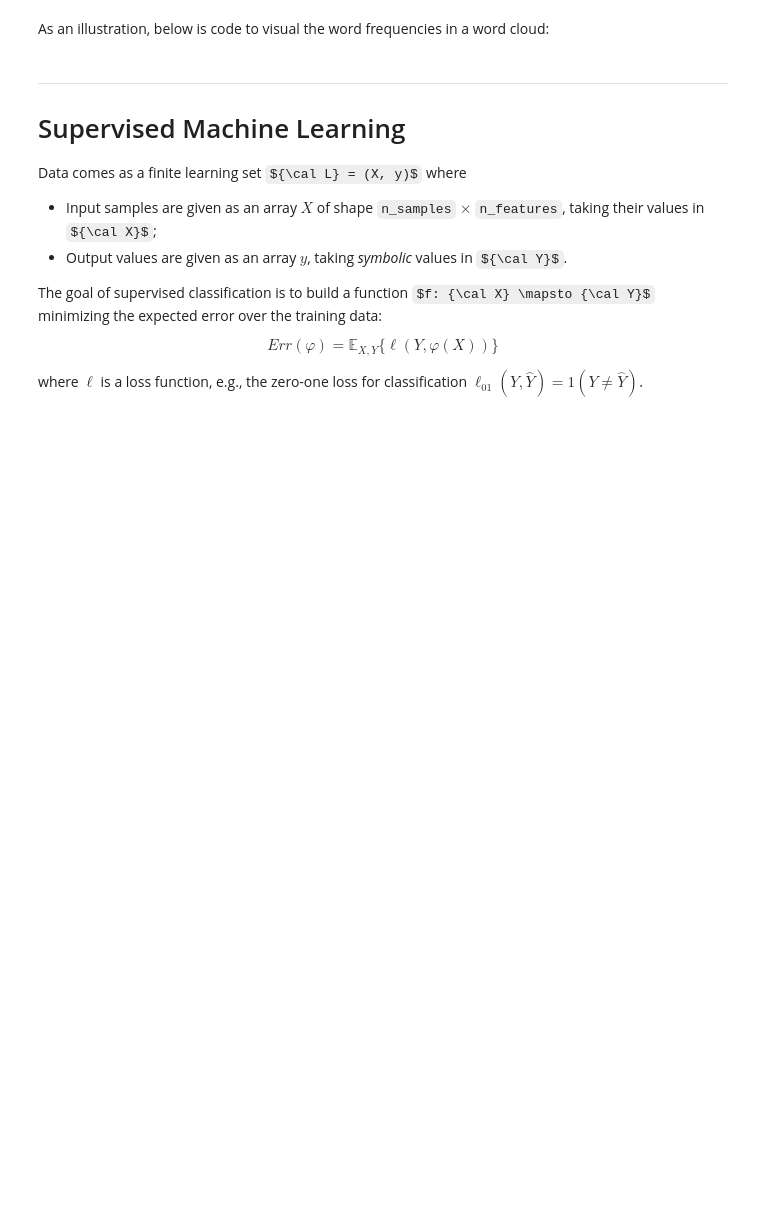
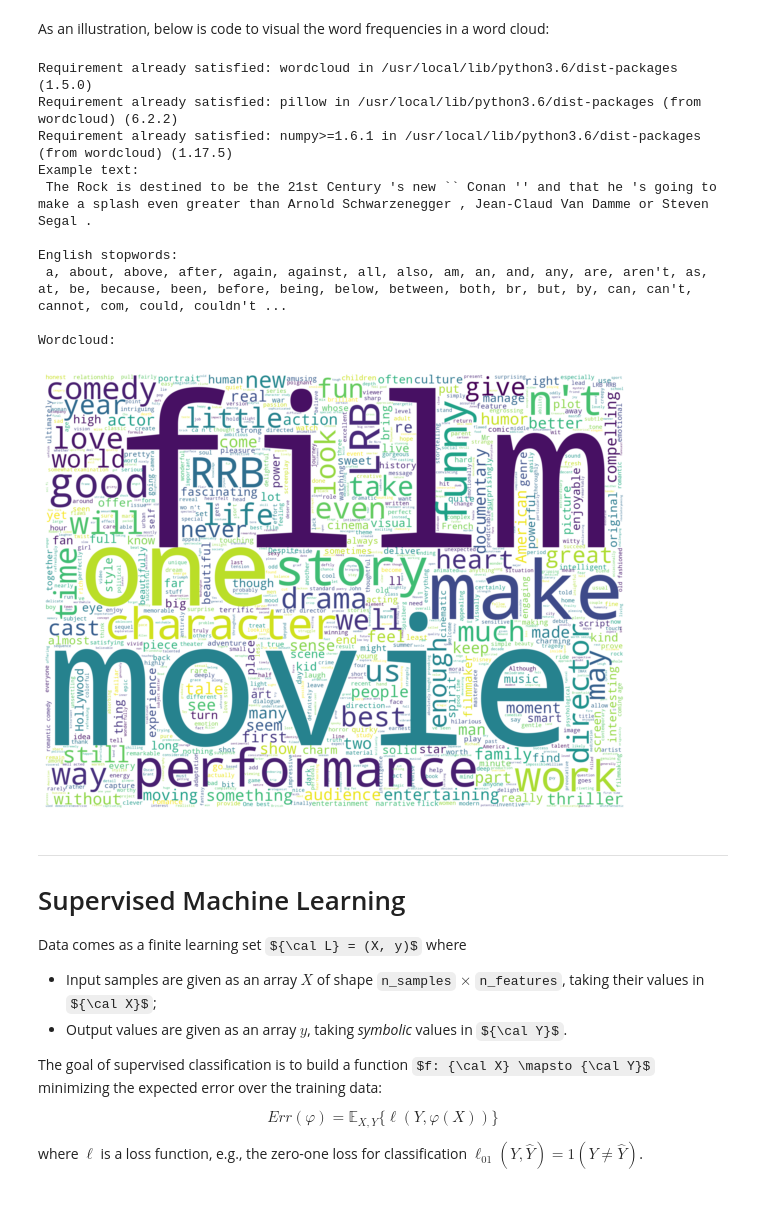
Before and after one commit to yxyyxy93/NLP_Hillary-Clinton-and-Donald-Trump-Tweets, a Jupyter notebook: NLP_Lab1_student.ipynb, the cells around one changed output. Cells and saved outputs as stored; diff of their text form; code cells hidden in the pictures; some formulas as TeX source; blank space fills up the shorter version.

```diff
--- a/NLP_Lab1_student.ipynb
+++ b/NLP_Lab1_student.ipynb
@@ -935,34 +1117,46 @@ As an illustration, below is code to visual the word frequencies in a word cloud
 # %%
 # Illustration: plot frequencies in a word cloud
 
 # if necessary, install the needed packages by uncommenting the following line:
 ! pip install wordcloud
 
 from wordcloud import WordCloud, STOPWORDS
 
 # Store text from pandas data frame in list
-text = ' '.join(data['text'][data['label']==1]) # join all reviews in training set
-print('Example text:\n', data['text'][0])
+text = ' '.join(df_train['text'][df_train['label']==1]) # join all reviews in training set
+print('Example text:\n', df_train['text'][0])
 
 # limit word count
 wordcount = 1000
 # stop words
 stopwords = set(STOPWORDS)
 stopwords.add("br")
 print('\nEnglish stopwords:\n', ', '.join(sorted(list(stopwords))))
 
 # setup word cloud
 wc = WordCloud(scale=3, background_color="white", max_words=wordcount, stopwords=stopwords, width=800, height=600)
 
 # generate word cloud
 wc.generate(text)
 
 # show
 print('\nWordcloud:')
 plt.figure(figsize=(12,8))
 plt.imshow(wc, interpolation='bilinear')
 plt.axis("off")
 plt.show()
+# %% [output]
+Requirement already satisfied: wordcloud in /usr/local/lib/python3.6/dist-packages (1.5.0)
+Requirement already satisfied: pillow in /usr/local/lib/python3.6/dist-packages (from wordcloud) (6.2.2)
+Requirement already satisfied: numpy>=1.6.1 in /usr/local/lib/python3.6/dist-packages (from wordcloud) (1.17.5)
+Example text:
+ The Rock is destined to be the 21st Century 's new `` Conan '' and that he 's going to make a splash even greater than Arnold Schwarzenegger , Jean-Claud Van Damme or Steven Segal .
+
+English stopwords:
+ a, about, above, after, again, against, all, also, am, an, and, any, are, aren't, as, at, be, because, been, before, being, below, between, both, br, but, by, can, can't, cannot, com, could, couldn't ...
+
+Wordcloud:
+[figure, added]
 # %% [markdown]
 ---
 # Supervised Machine Learning
```
Also changed, not shown: parts of 56 cells of this notebook.
